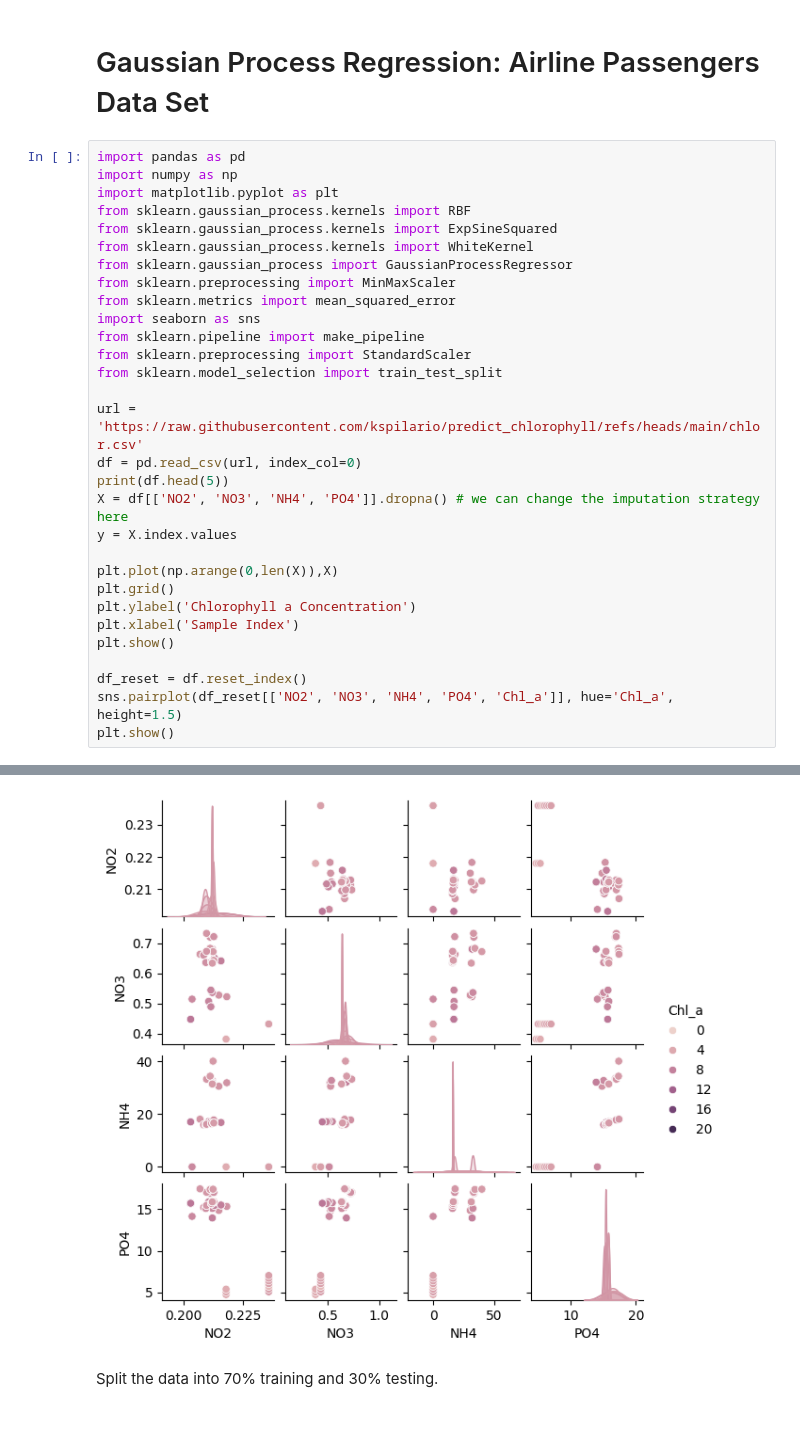
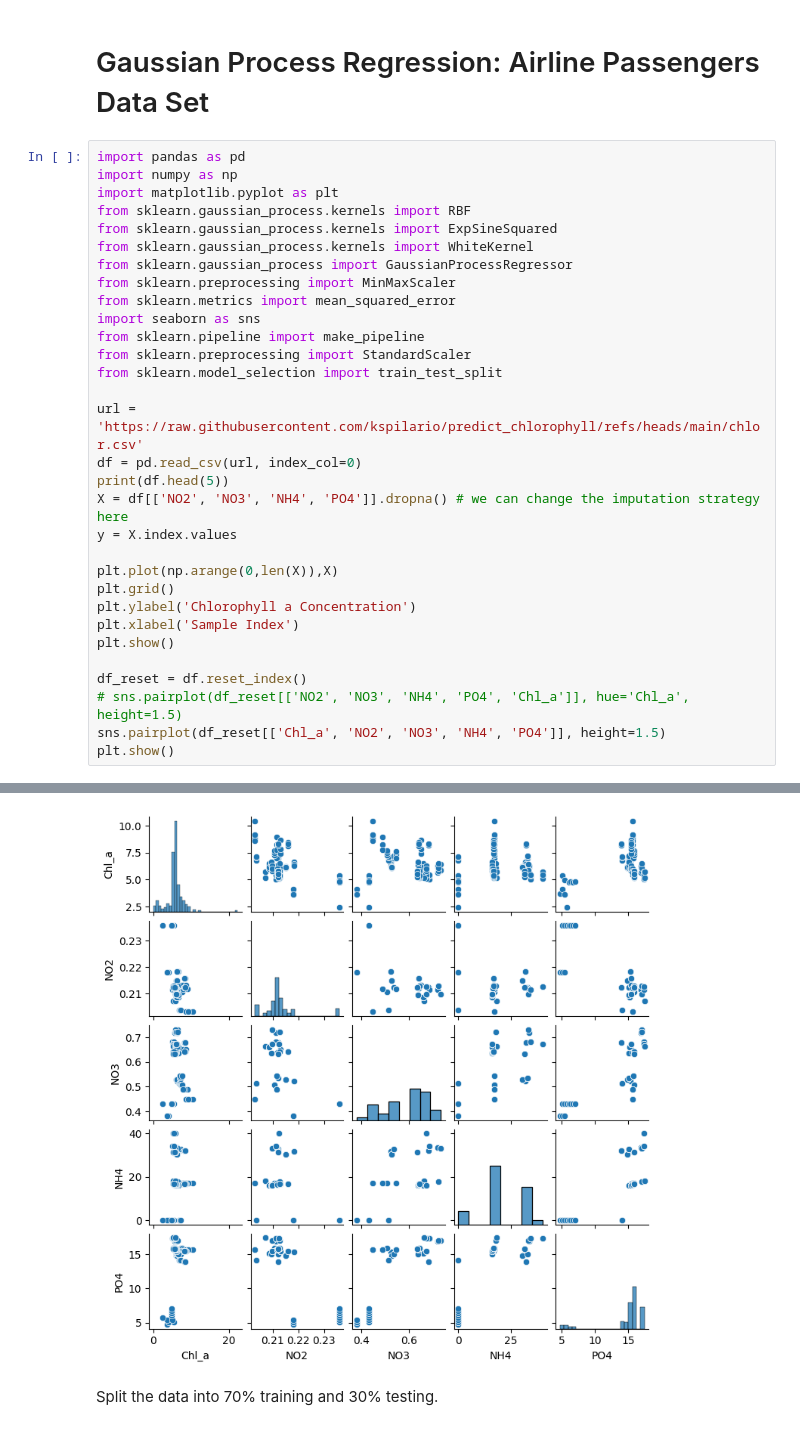
Before and after one commit to pctiope/AI221, a Jupyter notebook: Kernel_Methods/mex2_2_1.ipynb, the cells around one changed output, grey strips where cells are left out. Cells and saved outputs as stored; diff of their text form.

```diff
--- a/Kernel_Methods/mex2_2_1.ipynb
+++ b/Kernel_Methods/mex2_2_1.ipynb
@@ -11,35 +11,36 @@ from sklearn.gaussian_process import GaussianProcessRegressor
 from sklearn.preprocessing import MinMaxScaler
 from sklearn.metrics import mean_squared_error
 import seaborn as sns
 from sklearn.pipeline import make_pipeline
 from sklearn.preprocessing import StandardScaler
 from sklearn.model_selection import train_test_split
 
 url = 'https://raw.githubusercontent.com/kspilario/predict_chlorophyll/refs/heads/main/chlor.csv'
 df = pd.read_csv(url, index_col=0)
 print(df.head(5))
 X = df[['NO2', 'NO3', 'NH4', 'PO4']].dropna() # we can change the imputation strategy here
 y = X.index.values
 
 plt.plot(np.arange(0,len(X)),X)
 plt.grid()
 plt.ylabel('Chlorophyll a Concentration')
 plt.xlabel('Sample Index')
 plt.show()
 
 df_reset = df.reset_index()
-sns.pairplot(df_reset[['NO2', 'NO3', 'NH4', 'PO4', 'Chl_a']], hue='Chl_a', height=1.5)
+# sns.pairplot(df_reset[['NO2', 'NO3', 'NH4', 'PO4', 'Chl_a']], hue='Chl_a', height=1.5)
+sns.pairplot(df_reset[['Chl_a', 'NO2', 'NO3', 'NH4', 'PO4']], height=1.5)
 plt.show()
 # %% [output]
         Phy      NO2       NO3        NH4        PO4 Site       Bay  Depth
 Chl_a
 6.66   0.74  0.21830  0.522735  31.784807  15.317651  XVI  West Bay  1.097
 6.45   0.78  0.21830  0.522735  31.784807  15.317651  XVI  West Bay  1.098
 6.27   0.77  0.21830  0.522735  31.784807  15.317651  XVI  West Bay  1.098
 6.13   0.58  0.21495  0.527931  30.446107  14.834307  XVI  West Bay  2.004
 6.10   0.57  0.21495  0.527931  30.446107  14.834307  XVI  West Bay  2.004
 [figure]
-[figure, old version]
+[figure, new version]
 # %% [markdown]
 Split the data into 70% training and 30% testing.
 # %%
```
Also changed, not shown: parts of 3 cells of this notebook, 2 other files.
